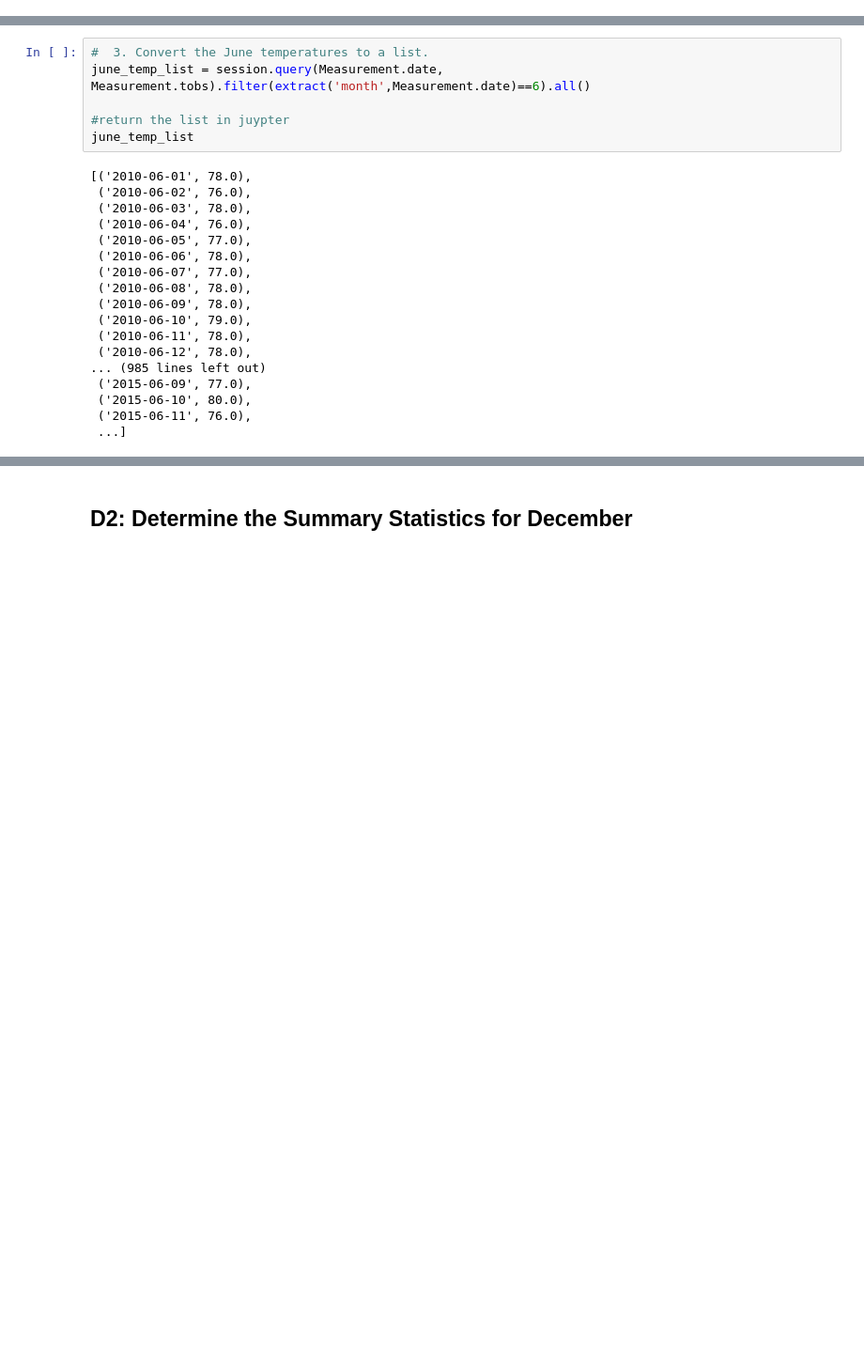
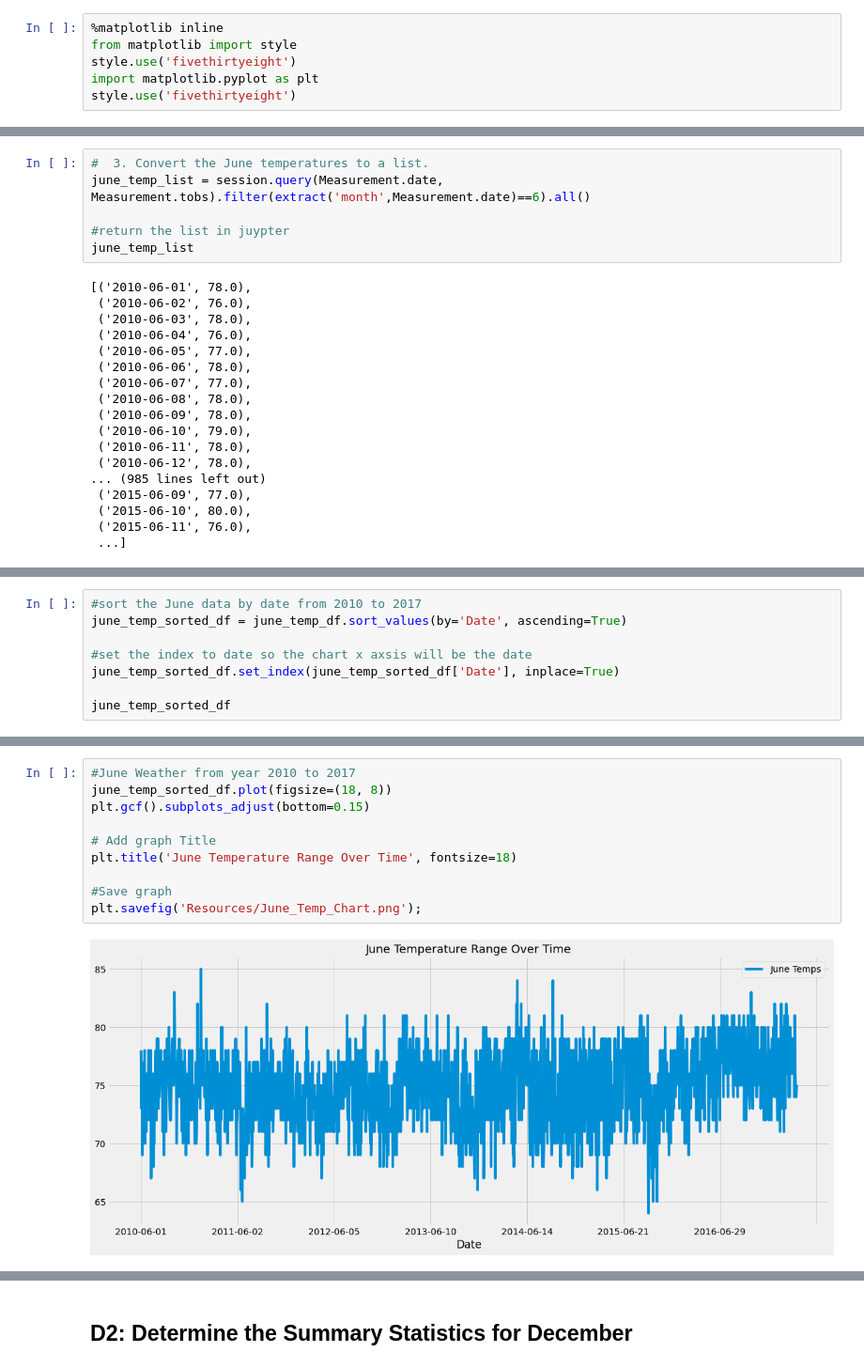
Before and after one commit to jjcode-databootcamp/surfs_up, a Jupyter notebook: SurfsUp_Challenge.ipynb, the cells around one changed output, grey strips where cells are left out. Shown at 94% size. Drawn from its saved outputs; the diff is of its cells as text; blank space fills up the shorter version.

```diff
--- a/SurfsUp_Challenge.ipynb
+++ b/SurfsUp_Challenge.ipynb
@@ -8,6 +8,12 @@ import sqlalchemy
 from sqlalchemy.ext.automap import automap_base
 from sqlalchemy.orm import Session
 from sqlalchemy import create_engine, func
+# %%
+%matplotlib inline
+from matplotlib import style
+style.use('fivethirtyeight')
+import matplotlib.pyplot as plt
+style.use('fivethirtyeight')
 # %%
 engine = create_engine("sqlite:///Resources/hawaii.sqlite")
 
@@ -109,3 +111,11 @@ june_temp_df.describe()
 | 50% | 75.000000 |
 | 75% | 77.000000 |
 | max | 85.000000 |
+# %%
+#sort the June data by date from 2010 to 2017
+june_temp_sorted_df = june_temp_df.sort_values(by='Date', ascending=True)
+
+#set the index to date so the chart x axsis will be the date
+june_temp_sorted_df.set_index(june_temp_sorted_df['Date'], inplace=True)
+
+june_temp_sorted_df
@@ -111,0 +137,12 @@ june_temp_df.describe()
+# %%
+#June Weather from year 2010 to 2017
+june_temp_sorted_df.plot(figsize=(18, 8))
+plt.gcf().subplots_adjust(bottom=0.15)
+
+# Add graph Title
+plt.title('June Temperature Range Over Time', fontsize=18)
+
+#Save graph
+plt.savefig('Resources/June_Temp_Chart.png');
+# %% [output]
+[figure, added]
```
Also changed, not shown: parts of 9 cells of this notebook, 9 other files.
